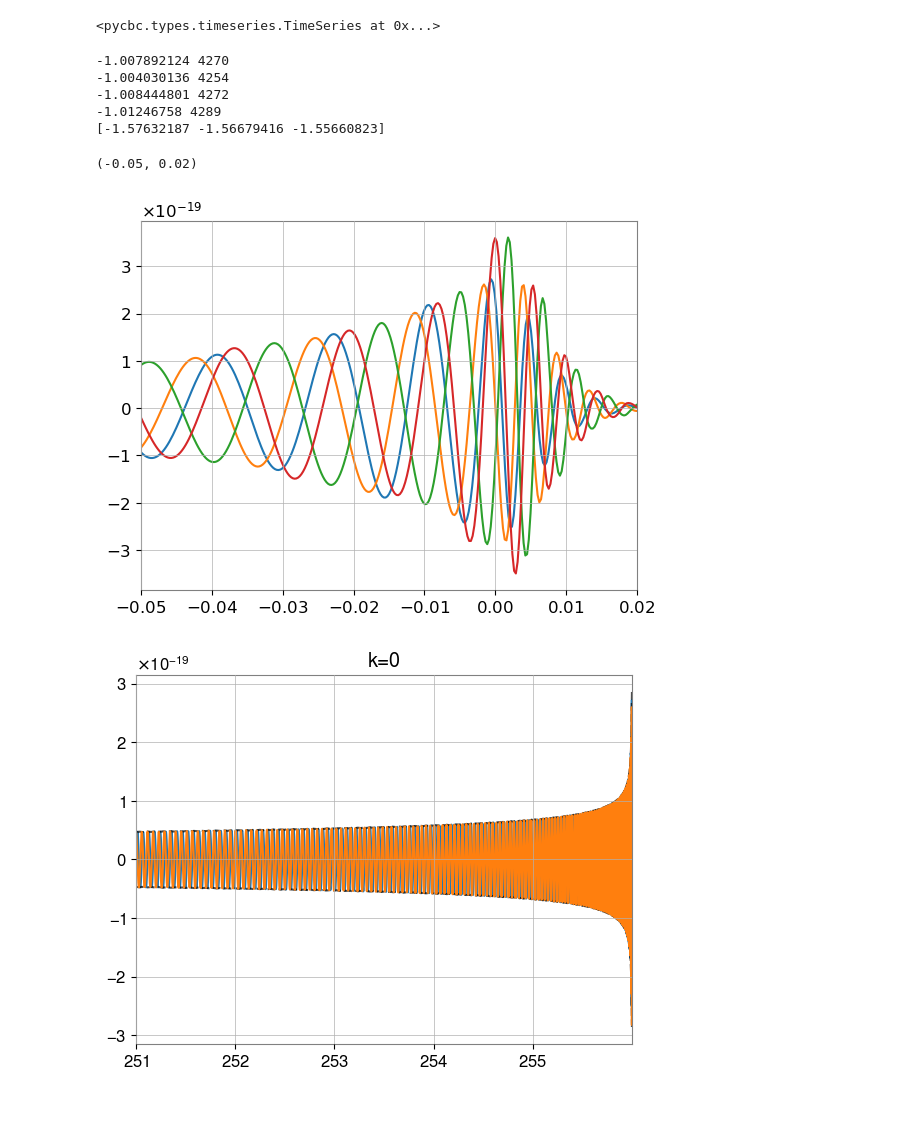
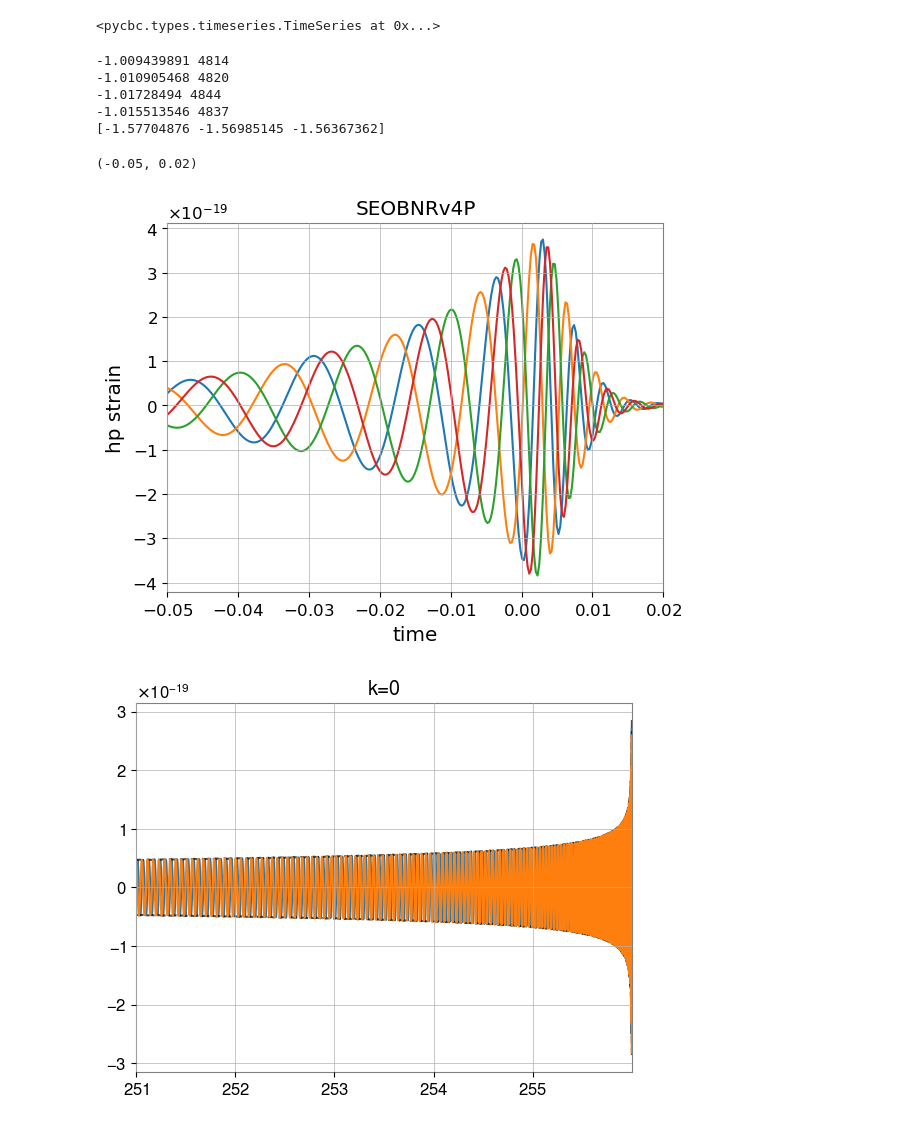
Before and after one commit to BenGPatterson/EccentricPrecession, a Jupyter notebook: ecc_prec_harmonics.ipynb, the cells around one changed output. Cells and saved outputs as stored; diff of their text form; code cells hidden in the pictures.

Commit message:
equal coalescence phase plots

```diff
--- a/ecc_prec_harmonics.ipynb
+++ b/ecc_prec_harmonics.ipynb
@@ -230,26 +230,30 @@ h[0]
 # %%
 # Plot example waveform
 init_phase = []
+approximant = 'SEOBNRv4P'
 for _phase in np.linspace(0, np.pi, 4, endpoint=False):
-    h = gen_prec_wf(20, M, q, theta_jn, phi_jl, _phase, psi, tilt_1, tilt_2, phi_12, a_1, a_2, approximant='NRSur7dq4', apply_detector_response=False)
+    h = gen_prec_wf(20, M, q, theta_jn, phi_jl, _phase, psi, tilt_1, tilt_2, phi_12, 0.7, a_2, approximant=approximant, apply_detector_response=False)
     print(h.sample_times[0], len(h))
     init_phase.append(np.angle(h[0]))
     plt.plot(h.sample_times, h.real())
 print(np.diff(init_phase))
+plt.title(approximant)
+plt.xlabel('time')
+plt.ylabel('hp strain')
 
 
 # plt.plot(h.sample_times, np.abs(h), ls='dashed', c='k', alpha=0.7)
 # plt.plot(h.sample_times, -np.abs(h), ls='dashed', c='k', alpha=0.7)
 # plt.plot(h.imag().sample_times, h.imag())
 plt.xlim(-0.05,0.02)
 # %% [output]
--1.007892124 4270
--1.004030136 4254
--1.008444801 4272
--1.01246758 4289
-[-1.57632187 -1.56679416 -1.55660823]
+-1.009439891 4814
+-1.010905468 4820
+-1.01728494 4844
+-1.015513546 4837
+[-1.57704876 -1.56985145 -1.56367362]
 (-0.05, 0.02)
-[figure, old version]
+[figure, new version]
 # %%
 # Plot harmonics
 harms = gen_prec_harms(5, M, q, tilt_1, tilt_2, phi_12, a_1, a_2, approximant=approximant)
```
